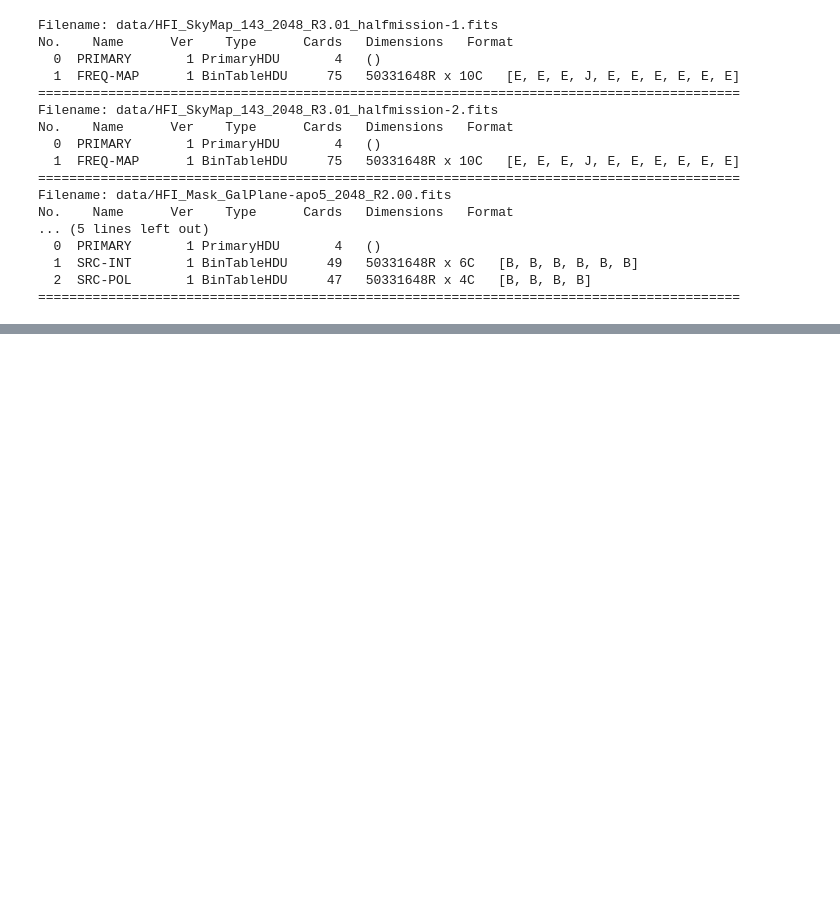
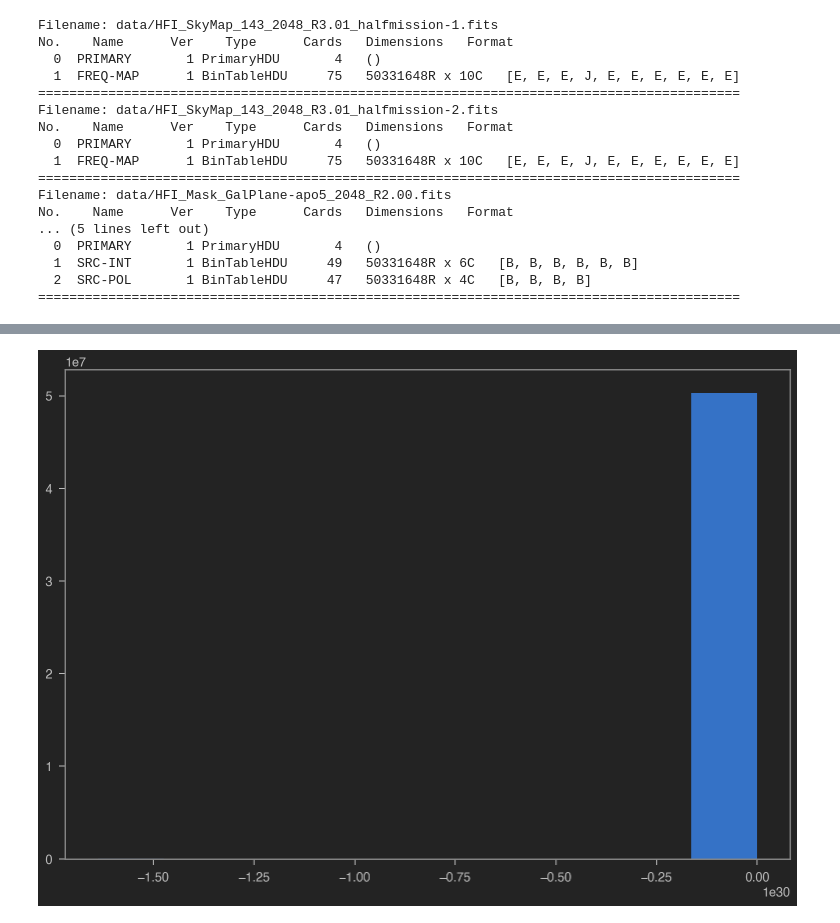
Before and after one commit to raul-bermejo/cmb_geometry, a Jupyter notebook: sandpit.ipynb, the cells around one changed output, grey strips where cells are left out. Drawn from its saved outputs; the diff is of its cells as text; code cells hidden in the pictures; blank space fills up the shorter version.

```diff
--- a/sandpit.ipynb
+++ b/sandpit.ipynb
@@ -23,17 +23,22 @@ mask_gp = 'data/HFI_Mask_GalPlane-apo5_2048_R2.00.fits'              # galactic
 mask_ps = 'data/HFI_Mask_PointSrc_2048_R2.00.fits'                   # mask point source
 
 # extract primary headers in each fits file
-primary_hdus = []
+second_hdus = []
 event_hdus = []
 
-for item in [map_hm1, map_hm2, mask_gp, mask_ps]:
-    # open each file, print important info, and extract primary data
-    hdul_i = fits.open(item)
-    hdul_i.info()
-    print('='*90)
 
-    events = Table.read(map_hm1, hdu=1)
-    second_hdus.append(hdul_i[1].data)
+if True:
+    for item in [map_hm1, map_hm2, mask_gp, mask_ps]:
+        # open each file, print important info, and extract primary data
+        hdul_i = fits.open(item)
+        hdul_i.info()
+        print('='*90)
+
+        #events = Table.read(item, hdu=1)
+        #event_hdus.append(events)
+        second_hdus.append(hdul_i[1].data)
+
+#events = Table.read(map_hm1, hdu=1)
 # %% [output]
 Filename: data/HFI_SkyMap_143_2048_R3.01_halfmission-1.fits
 No.    Name      Ver    Type      Cards   Dimensions   Format
@@ -73,0 +83,8 @@ print(np.max(test))
+# %%
+i_stokes = events['I_STOKES']
+
+plt.figure(figsize=(13,9))
+plt.hist(i_stokes)
+plt.show()
+# %% [output]
+[figure, added]
```
Also changed, not shown: parts of 9 cells of this notebook.
